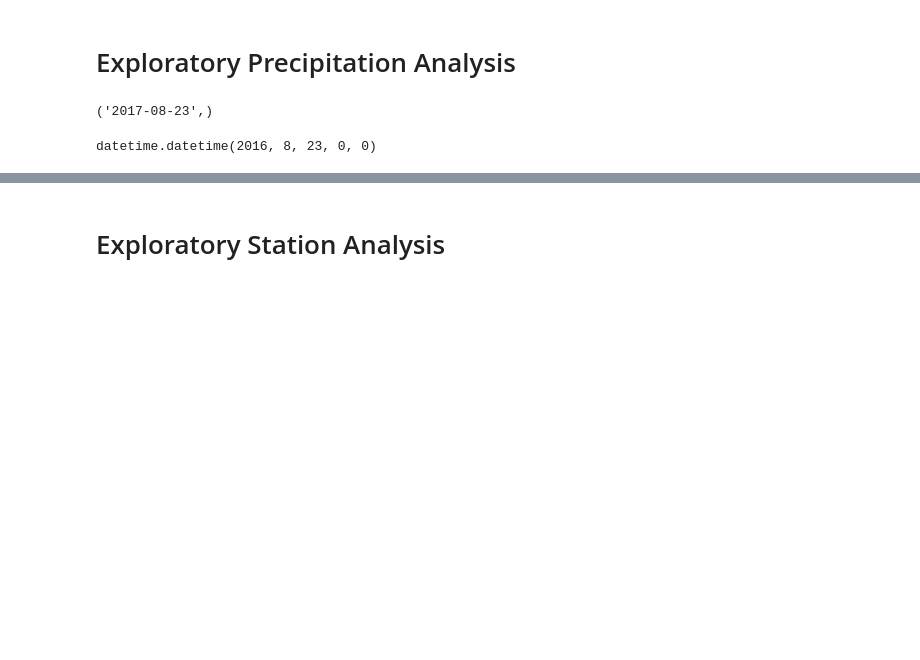
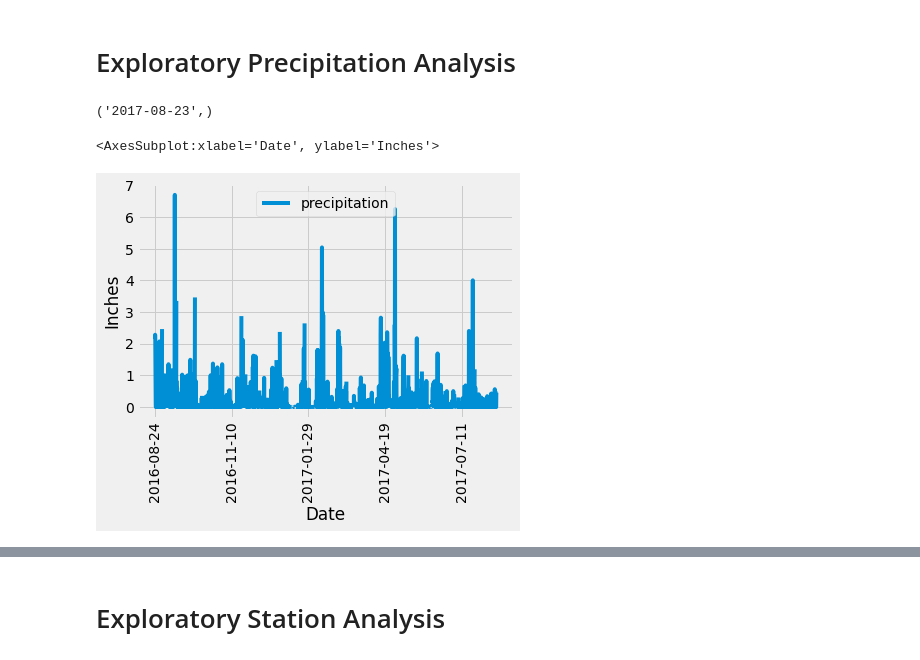
Before and after one commit to pkorat/sqlalchemy-challenge, a Jupyter notebook: climate_starter.ipynb, the cells around one changed output, grey strips where cells are left out. Drawn from its saved outputs; the diff is of its cells as text; code cells hidden in the pictures; blank space fills up the shorter version.

```diff
--- a/climate_starter.ipynb
+++ b/climate_starter.ipynb
@@ -46,21 +46,24 @@ recent_date
 # %%
 # Design a query to retrieve the last 12 months of precipitation data and plot the results.
 # Starting from the most recent data point in the database.
 
 # Calculate the date one year from the last date in data set.
 prev_date = dt.datetime(2017, 8, 23) - dt.timedelta(days = 365)
 
 # Perform a query to retrieve the data and precipitation scores
-
+prec_data = session.query(measurement.date, measurement.prcp).filter(measurement.date >= prev_date).all()
 
 # Save the query results as a Pandas DataFrame and set the index to the date column
-
+prec_df = pd.DataFrame(prec_data, columns=['date', 'precipitation'])
 
 # Sort the dataframe by date
+prec_df = prec_df.sort_values('date')
 
 
 # Use Pandas Plotting with Matplotlib to plot the data
+prec_df.plot(xlabel='Date', ylabel='Inches', x='date', y='precipitation', rot=90)
 # %% [output]
-datetime.datetime(2016, 8, 23, 0, 0)
+<AxesSubplot:xlabel='Date', ylabel='Inches'>
+[figure, added]
 # %%
 # Use Pandas to calcualte the summary statistics for the precipitation data
```
Also changed, not shown: parts of 5 cells of this notebook.
